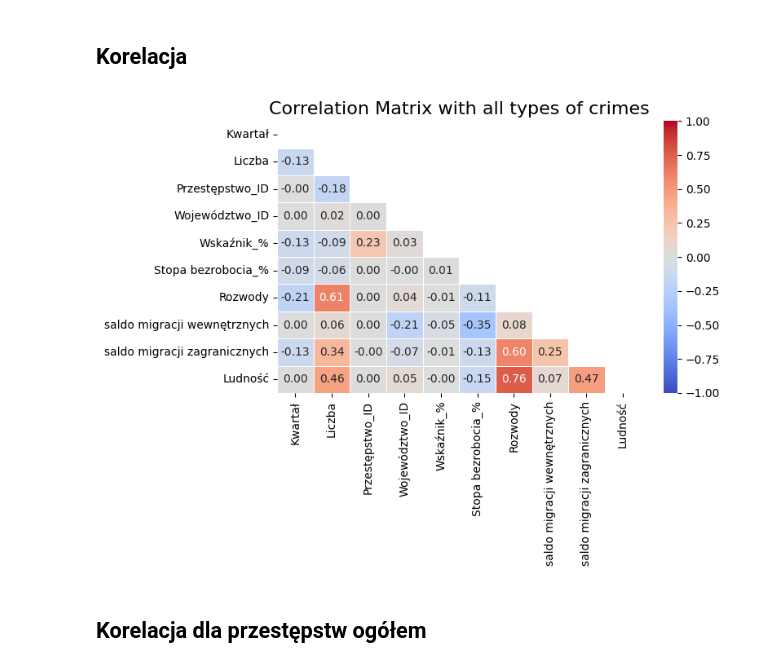
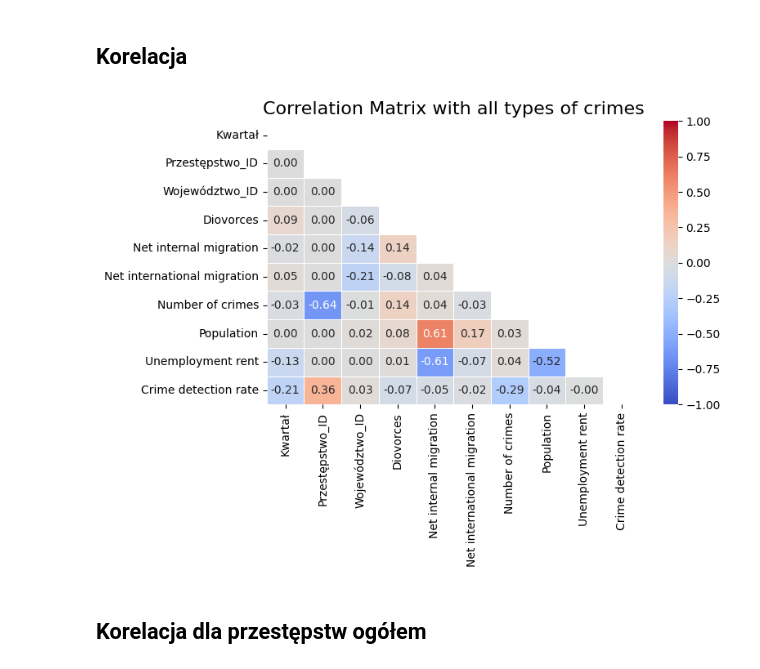
Before and after one commit to wwielakowska/in-ynierka, a Jupyter notebook: crime_code.ipynb, the cells around one changed output. Saved outputs shown, nothing was run; the diff lists cells and outputs as text; code cells hidden in the pictures.

```diff
--- a/crime_code.ipynb
+++ b/crime_code.ipynb
@@ -1416,0 +1582,14 @@ Index(['Województwo', 'Przestępstwo', 'Kwartał', 'Rok', 'Liczba', 'Data',
+# %%
+df_100tys = df_dane.copy()
+
+df_100tys['Diovorces'] = df_100tys['Rozwody']/df_100tys['Ludność_100tys']
+df_100tys['Net internal migration'] = df_100tys['saldo migracji wewnętrznych']/df_100tys['Ludność_100tys']
+df_100tys['Net international migration'] = df_100tys['saldo migracji zagranicznych']/df_100tys['Ludność_100tys']
+df_100tys['Number of crimes'] = df_100tys['Liczba']/df_100tys['Ludność_100tys']
+df_100tys['Population']  = df_100tys['Ludność_100tys']
+df_100tys['Unemployment rent'] = df_100tys['Stopa bezrobocia_%']
+df_100tys['Crime detection rate'] = df_100tys['Wskaźnik_%']
+df_100tys['Quarter'] = df_100tys['Kwartał']
+
+df_100tys = df_100tys.drop(columns=['Kwartał','Wskaźnik_%','Stopa bezrobocia_%','Ludność_100tys','Rozwody','saldo migracji wewnętrznych','saldo migracji zagranicznych', 'Ludność', "Liczba"])
+df_100tys
@@ -1430,29 +1623,30 @@ encoded_df = pd.concat([df_dane, encoded_df], axis=1)
 # %%
 import seaborn as sns
 import numpy as np
 
-df_corr = df_dane.copy()
-df_corr  = df_corr.drop(columns  = ['Województwo', 'Przestępstwo','Data','Rok','Ludność_100tys'])
-corr_matrix = df_corr.corr()
+df_corr = df_100tys.copy()
+df_corr = df_corr[(df_corr['Kwartał']!=0)&(df_corr['Województwo']!='POLSKA')]
+df_corr  = df_corr.drop(columns  = ['Województwo', 'Przestępstwo','Data','Rok'])
+corr_matrix = df_corr.corr(method='spearman')
 
 mask = np.triu(np.ones_like(corr_matrix, dtype=bool))
 
 
 plt.figure(figsize=(8, 6))
 sns.heatmap(
     corr_matrix,
     mask=mask,
     annot=True,
     fmt=".2f",
     cmap="coolwarm",
     vmin=-1, vmax=1,
     linewidths=0.5
 )
 
 plt.title("Correlation Matrix with all types of crimes", fontsize=16)
 plt.tight_layout()
 plt.show()
 # %% [output]
-[figure, old version]
+[figure, new version]
 # %% [markdown]
 ## Korelacja dla przestępstw ogółem
```
Also changed, not shown: parts of 65 cells of this notebook, 12 other files.
